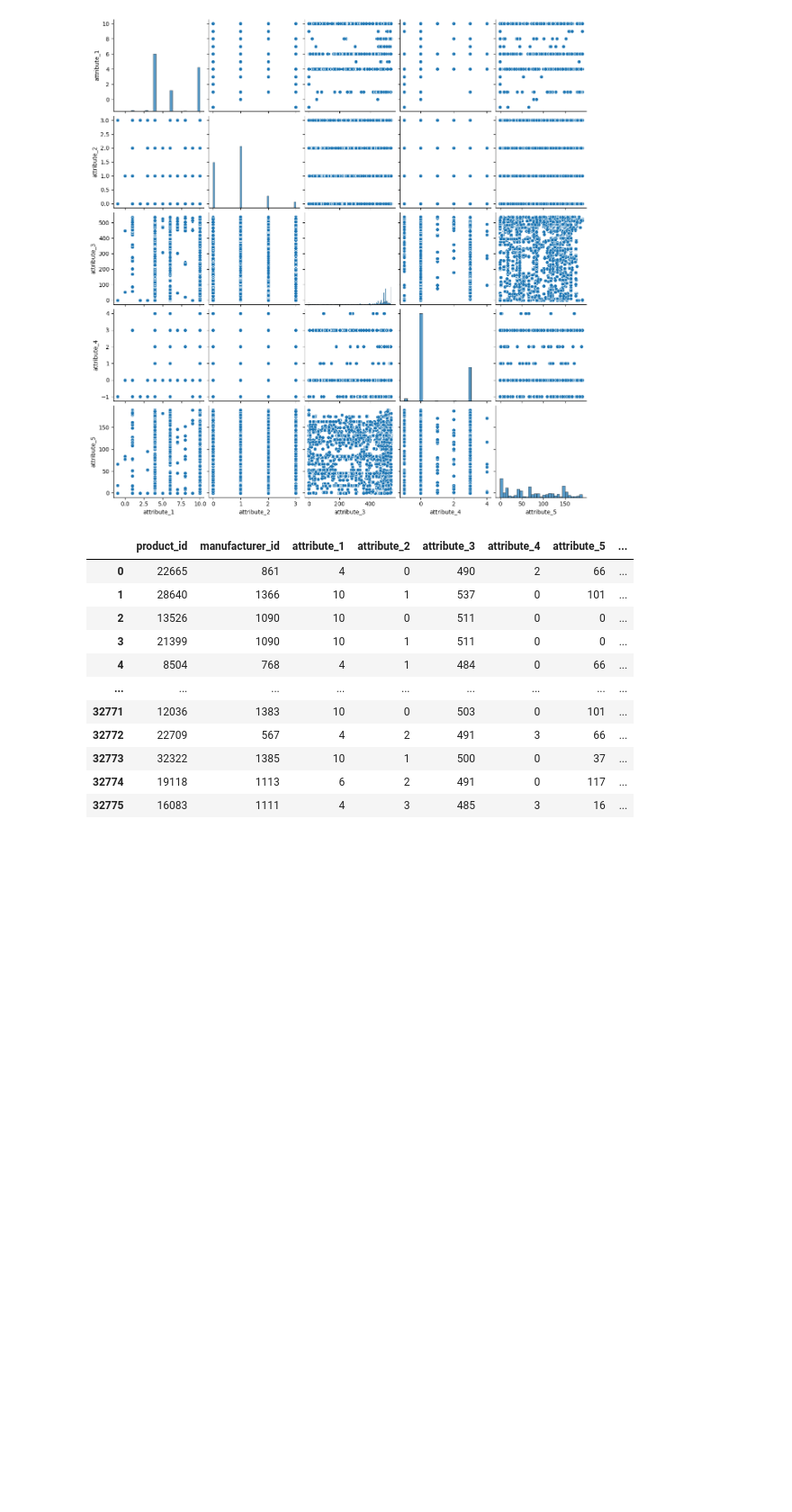
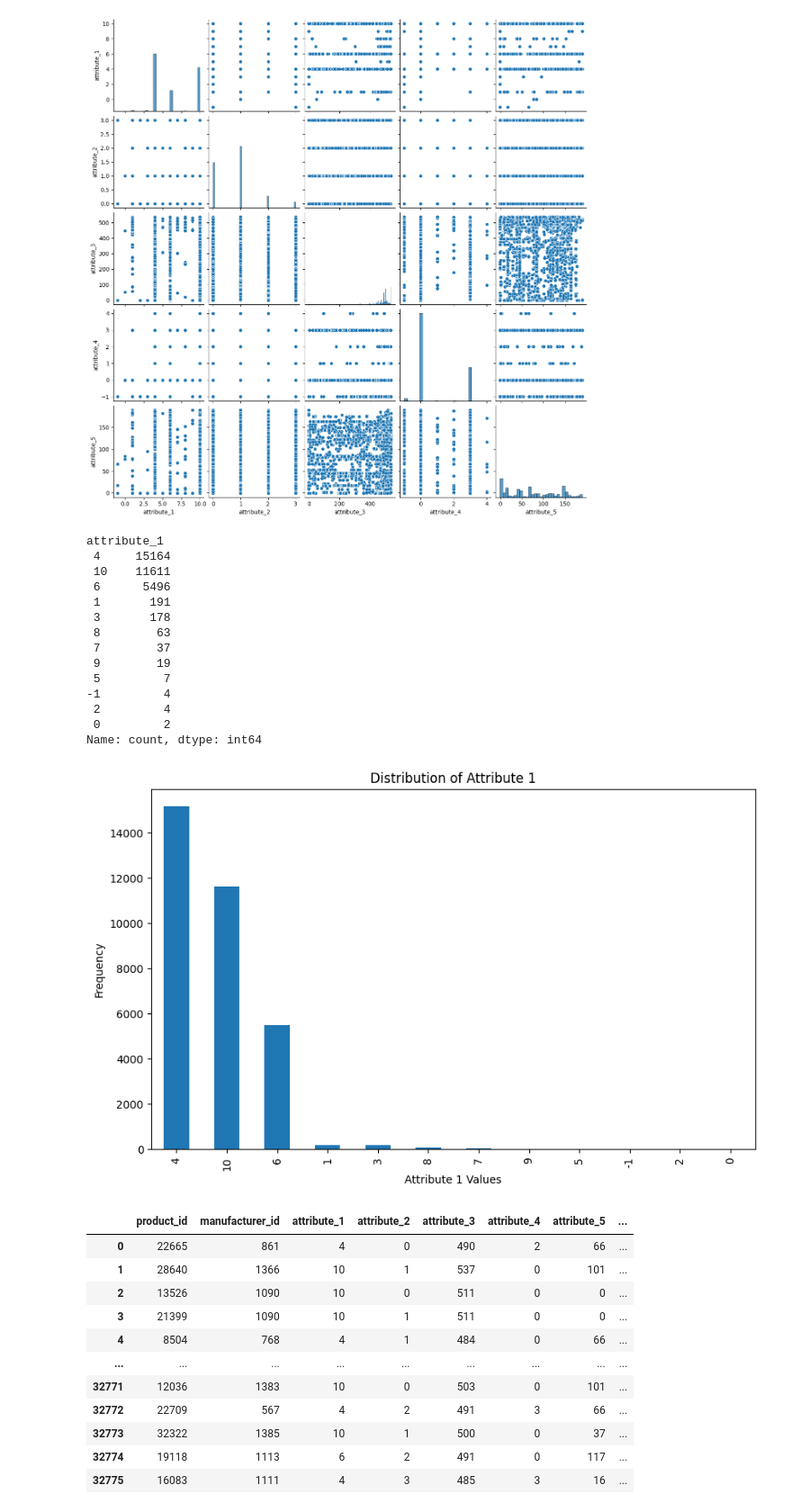
Before and after one commit to anildervis/YZV311_2425_150210307_150220344, a Jupyter notebook: product.ipynb, the cells around one changed output. Shown at 90% size. Drawn from its saved outputs; the diff is of its cells as text; code cells hidden in the pictures; blank space fills up the shorter version.

```diff
--- a/product.ipynb
+++ b/product.ipynb
@@ -48,6 +48,35 @@ sns.pairplot(attributes)
 plt.show()
 # %% [output]
 [figure]
+# %%
+# Show the value distribution of attribute_1
+attribute_1_distribution = product_catalog['attribute_1'].value_counts()
+
+# Display the distribution
+print(attribute_1_distribution)
+
+# Plot the distribution
+attribute_1_distribution.plot(kind='bar', figsize=(10, 6))
+plt.xlabel('Attribute 1 Values')
+plt.ylabel('Frequency')
+plt.title('Distribution of Attribute 1')
+plt.show()
+# %% [output]
+attribute_1
+ 4     15164
+ 10    11611
+ 6      5496
+ 1       191
+ 3       178
+ 8        63
+ 7        37
+ 9        19
+ 5         7
+-1         4
+ 2         4
+ 0         2
+Name: count, dtype: int64
+[figure, added]
 # %%
 import ast
 
```
Also changed, not shown: parts of 12 cells of this notebook.
